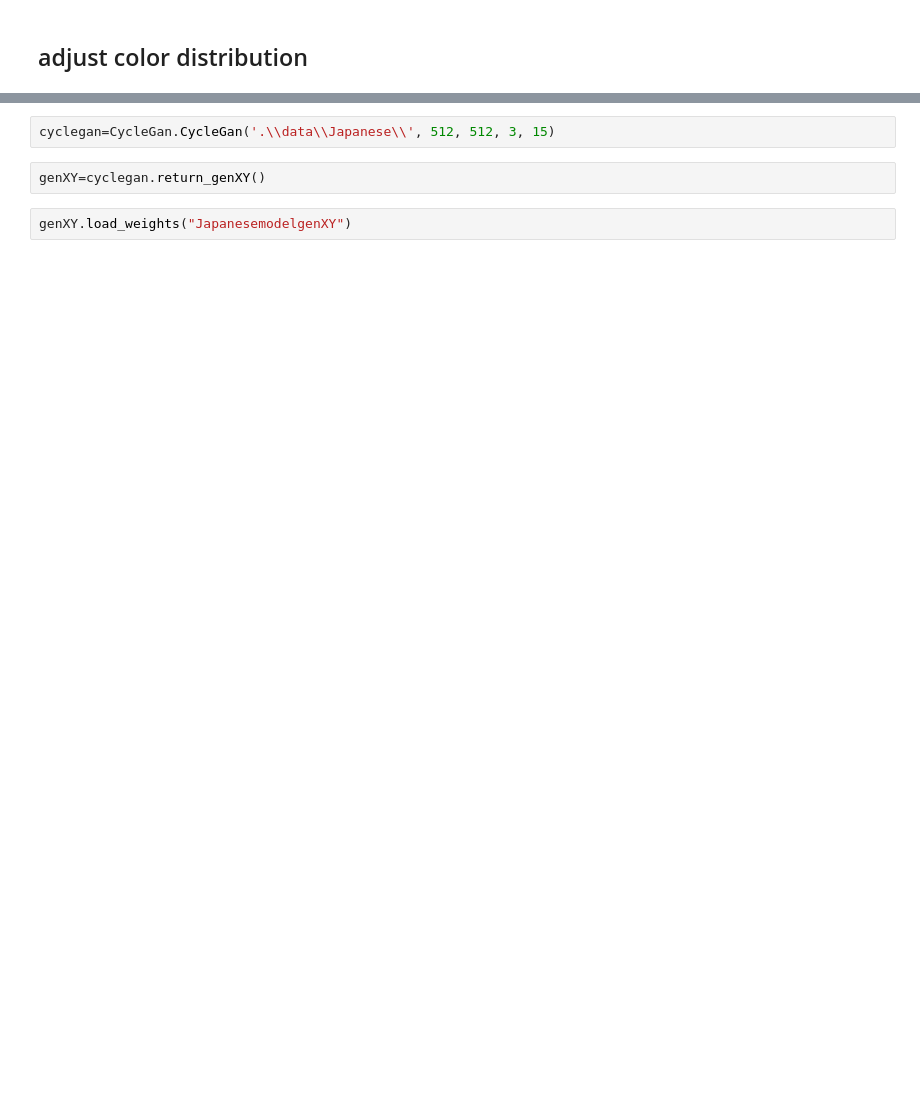
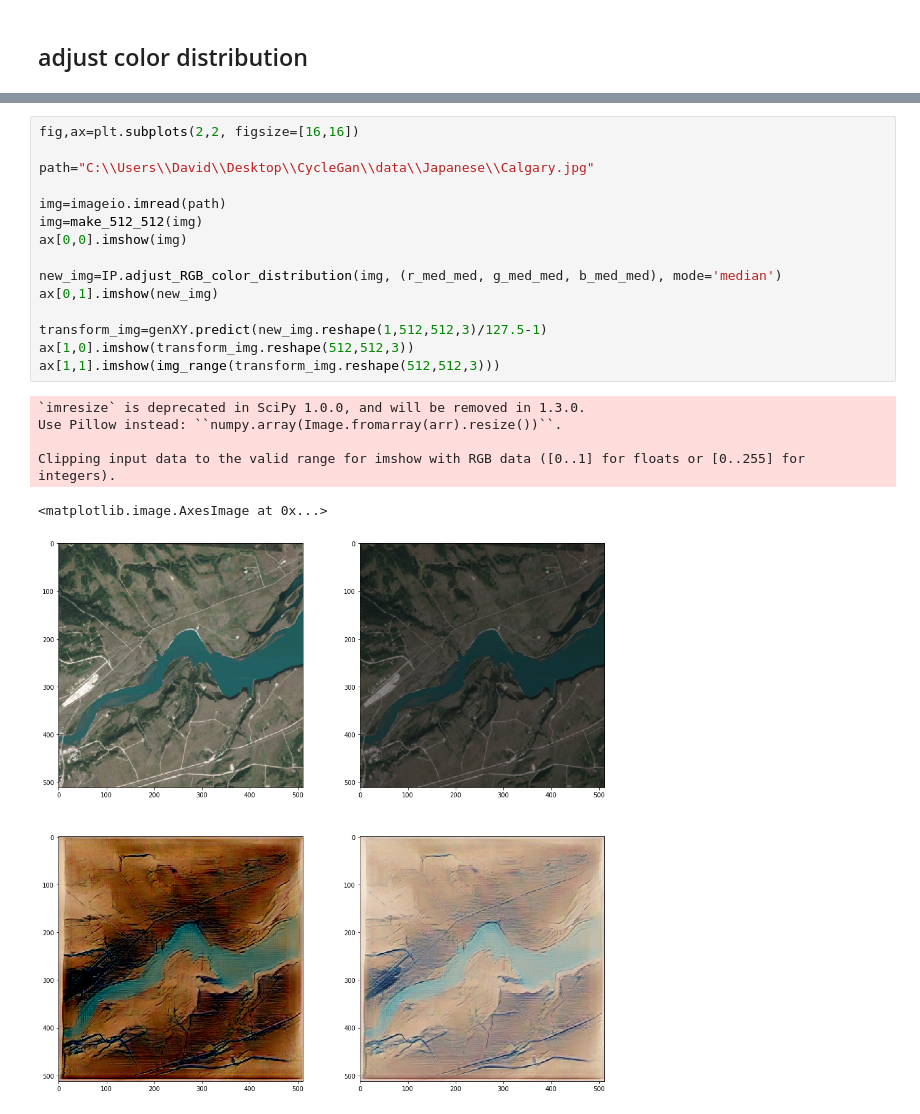
Before and after one commit to Davidnh8/CycleGan, a Jupyter notebook: Japanaese Art.ipynb, the cells around one changed output, grey strips where cells are left out. Saved outputs shown, nothing was run; the diff lists cells and outputs as text; blank space fills up the shorter version.

```diff
--- a/Japanaese Art.ipynb
+++ b/Japanaese Art.ipynb
@@ -299,6 +254,22 @@ Using TensorFlow backend.
-# %%
-cyclegan=CycleGan.CycleGan('.\\data\\Japanese\\', 512, 512, 3, 15)
-# %%
-genXY=cyclegan.return_genXY()
-# %%
-genXY.load_weights("JapanesemodelgenXY")
+# %%
+fig,ax=plt.subplots(2,2, figsize=[16,16])
+
+path="C:\\Users\\David\\Desktop\\CycleGan\\data\\Japanese\\Calgary.jpg"
+
+img=imageio.imread(path)
+img=make_512_512(img)
+ax[0,0].imshow(img)
+
+new_img=IP.adjust_RGB_color_distribution(img, (r_med_med, g_med_med, b_med_med), mode='median')
+ax[0,1].imshow(new_img)
+
+transform_img=genXY.predict(new_img.reshape(1,512,512,3)/127.5-1)
+ax[1,0].imshow(transform_img.reshape(512,512,3))
+ax[1,1].imshow(img_range(transform_img.reshape(512,512,3)))
+# %% [output]
+`imresize` is deprecated in SciPy 1.0.0, and will be removed in 1.3.0.
+Use Pillow instead: ``numpy.array(Image.fromarray(arr).resize())``.
+
+Clipping input data to the valid range for imshow with RGB data ([0..1] for floats or [0..255] for integers).
+<matplotlib.image.AxesImage at 0x...>
+[figure, added]
```
Also changed, not shown: parts of 20 cells of this notebook.
